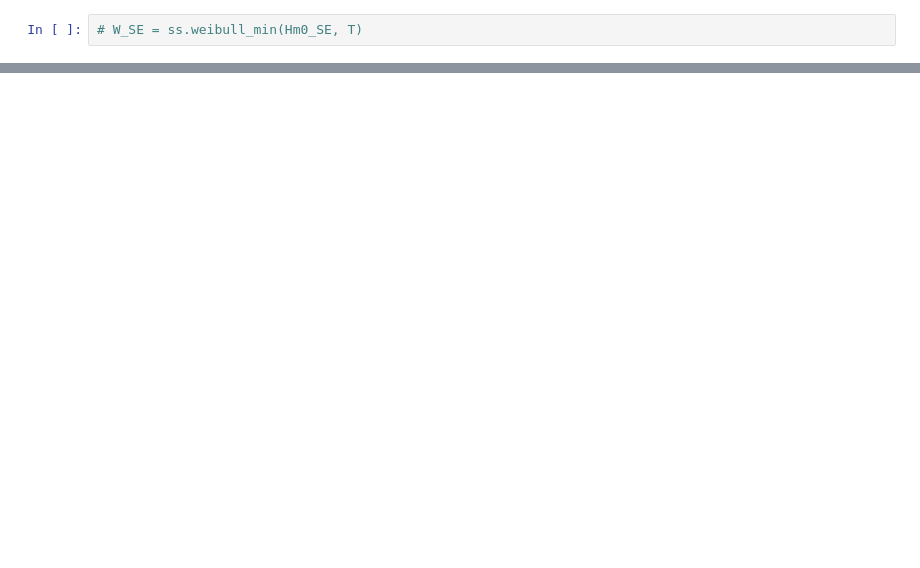
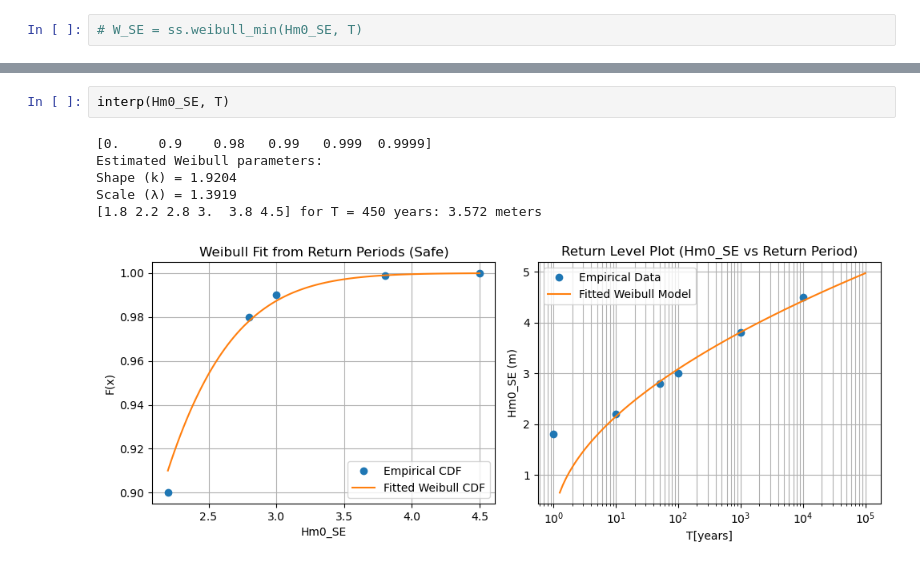
Before and after one commit to maxblw/CIEM4220_BW, a Jupyter notebook: WeibullInterpolation.ipynb, the cells around one changed output, grey strips where cells are left out. Cells and saved outputs as stored; diff of their text form; blank space fills up the shorter version.

```diff
--- a/WeibullInterpolation.ipynb
+++ b/WeibullInterpolation.ipynb
@@ -52 +84,10 @@ Scale (λ) = 1.3919
+# %%
+interp(Hm0_SE, T)
+# %% [output]
+[0.     0.9    0.98   0.99   0.999  0.9999]
+Estimated Weibull parameters:
+Shape (k) = 1.9204
+Scale (λ) = 1.3919
+[1.8 2.2 2.8 3.  3.8 4.5] for T = 450 years: 3.572 meters
+[figure, added]
 # %%
```
Also changed, not shown: parts of 16 cells of this notebook.
